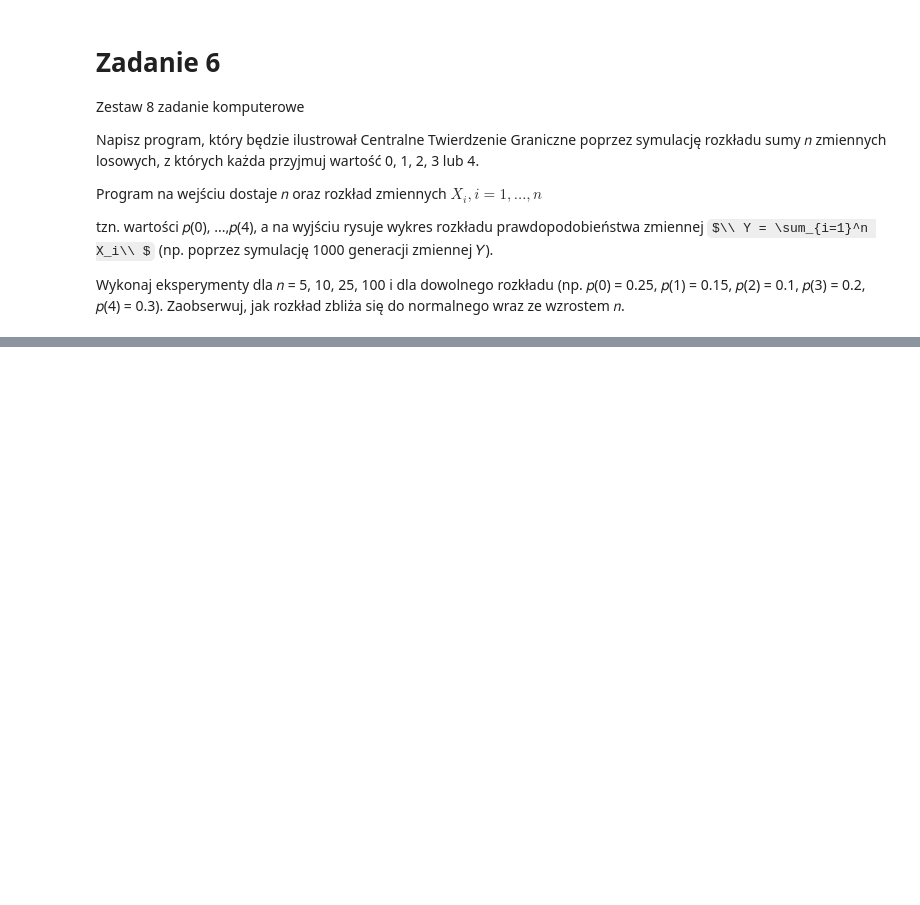
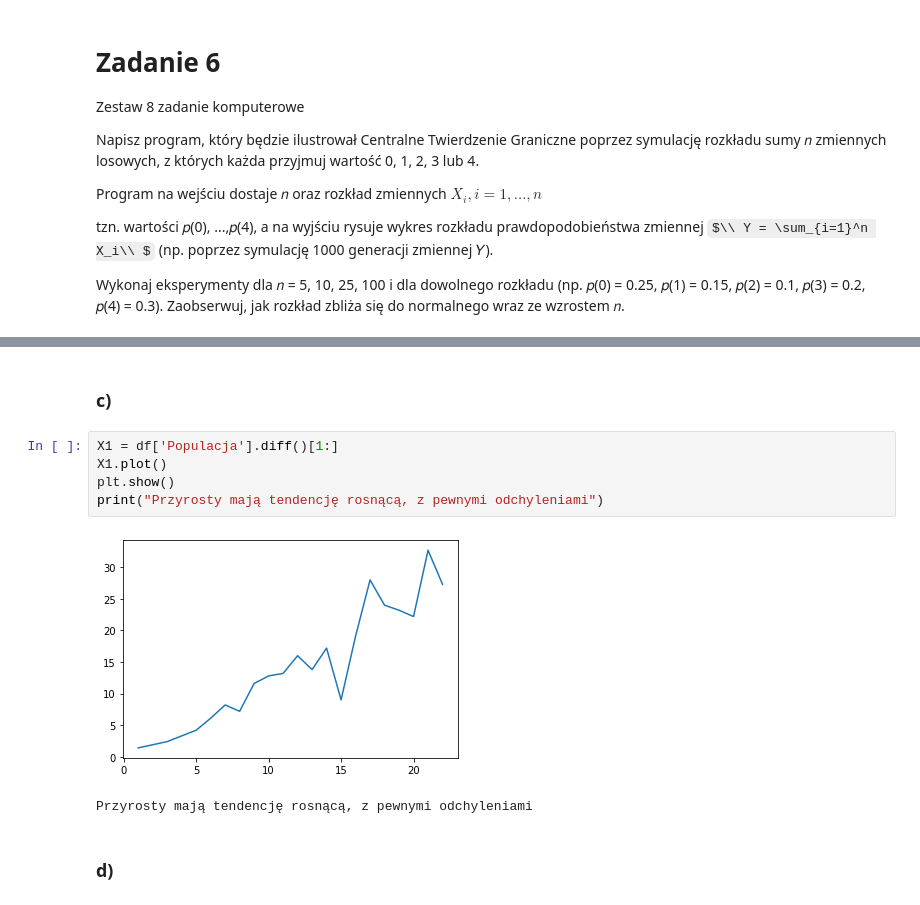
Before and after one commit to KSob01/RPIS_zadania, a Jupyter notebook: katarzyna_sobczyszyn.ipynb, the cells around one changed output, grey strips where cells are left out. Saved outputs shown, nothing was run; the diff lists cells and outputs as text; some formulas as TeX source; blank space fills up the shorter version.

```diff
--- a/katarzyna_sobczyszyn.ipynb
+++ b/katarzyna_sobczyszyn.ipynb
@@ -297,0 +360,12 @@ for n in N:
+# %% [markdown]
+### c)
+# %%
+X1 = df['Populacja'].diff()[1:]
+X1.plot()
+plt.show()
+print("Przyrosty mają tendencję rosnącą, z pewnymi odchyleniami")
+# %% [output]
+[figure, added]
+Przyrosty mają tendencję rosnącą, z pewnymi odchyleniami
+# %% [markdown]
+### d)
```
Also changed, not shown: parts of 16 cells of this notebook.
